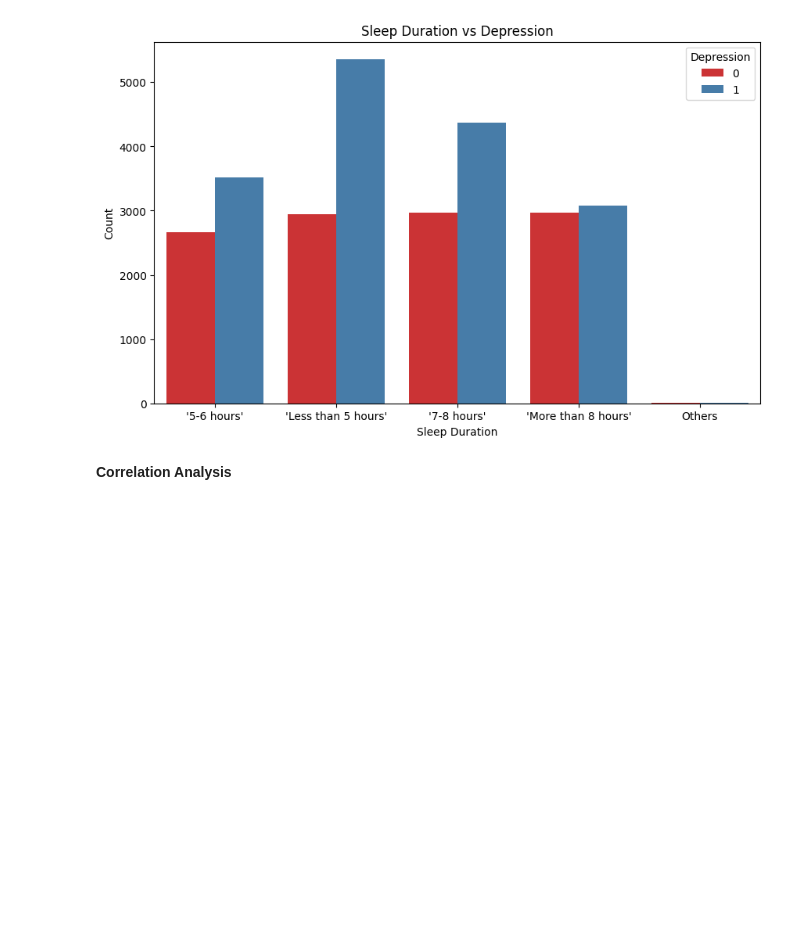
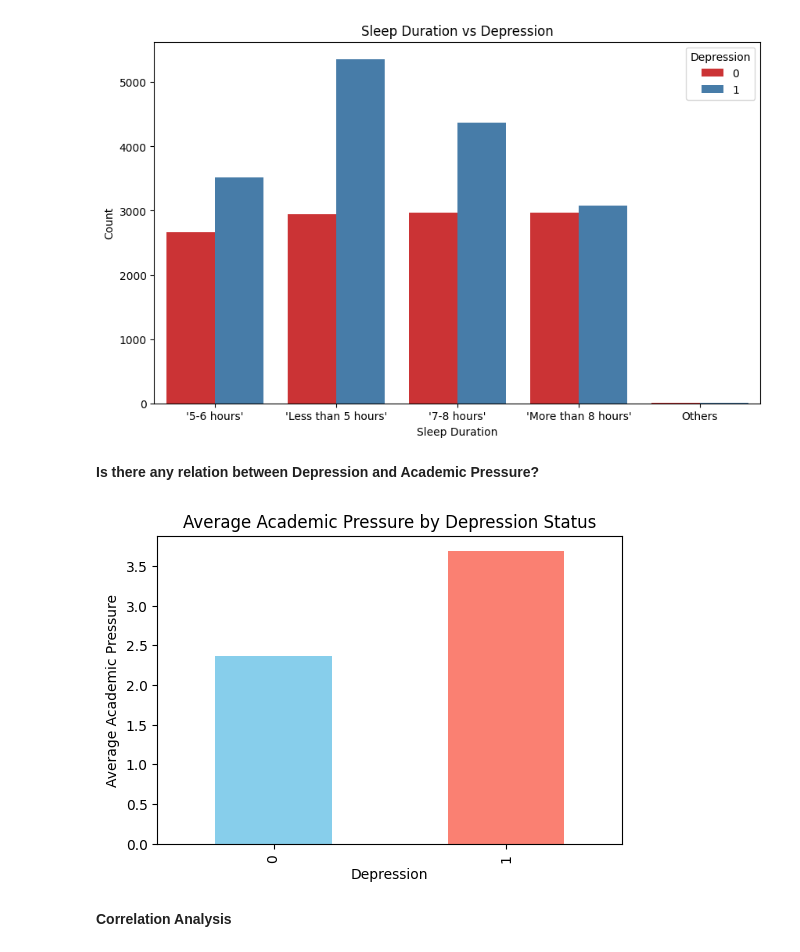
Before and after one commit to JulioFigueiredo/DataAnalyst, a Jupyter notebook: Student_Depression_Analysis/Student_Depression.ipynb, the cells around one changed output. Drawn from its saved outputs; the diff is of its cells as text; code cells hidden in the pictures; blank space fills up the shorter version.

```diff
--- a/Student_Depression_Analysis/Student_Depression.ipynb
+++ b/Student_Depression_Analysis/Student_Depression.ipynb
@@ -174,6 +180,21 @@ plt.legend(title='Depression')
 plt.show()
 # %% [output]
 [figure]
+# %% [markdown]
+**Is there any relation between Depression and Academic Pressure?**
+# %%
+plt.figure(figsize=(6, 4))
+df.groupby('Depression')['Academic Pressure'].mean().plot(
+    kind='bar',
+    color=['skyblue', 'salmon']
+)
+plt.title('Average Academic Pressure by Depression Status')
+plt.xlabel('Depression')
+plt.ylabel('Average Academic Pressure')
+
+plt.show()
+# %% [output]
+[figure, added]
 # %% [markdown]
 **Correlation Analysis**
 # %%
```
Also changed, not shown: parts of 1 cell of this notebook.
